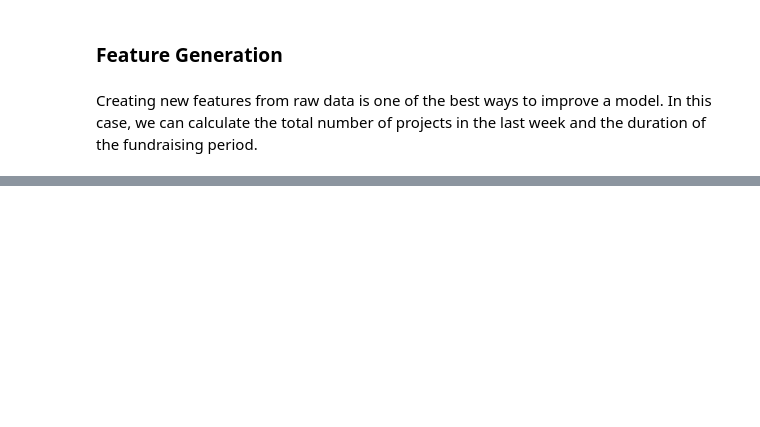
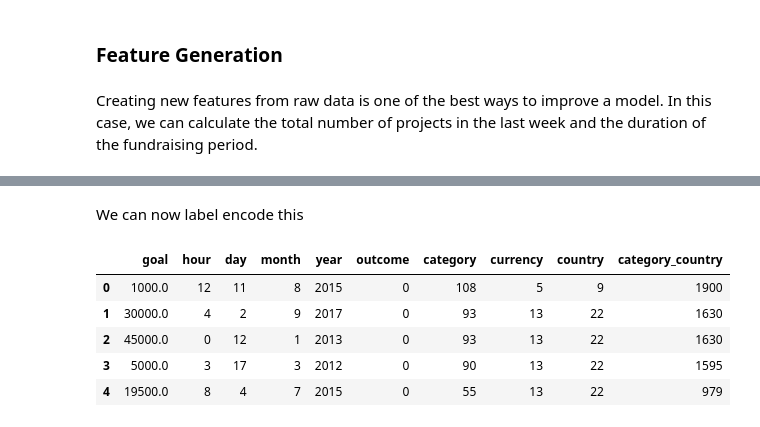
Before and after one commit to jessebmurray/kaggle, a Jupyter notebook: FE_feature_generation.ipynb, the cells around one changed output, grey strips where cells are left out. Cells and saved outputs as stored; diff of their text form; code cells hidden in the pictures; blank space fills up the shorter version.

```diff
--- a/FE_feature_generation.ipynb
+++ b/FE_feature_generation.ipynb
@@ -33,0 +51,3 @@ baseline_data = ks[data_cols].join(encoded)
+# %%
+interactions = ks.category + '_' + ks.country
+interactions.nunique()
@@ -33,0 +70,15 @@ baseline_data = ks[data_cols].join(encoded)
+# %% [markdown]
+We can now label encode this
+# %%
+label_enc = LabelEncoder()
+
+data_interaction = baseline_data.assign(category_country=label_enc.fit_transform(interactions))
+# %%
+data_interaction.head()
+# %% [output]
+|  | goal | hour | day | month | year | outcome | category | currency | country | category_country |
+| 0 | 1000.0 | 12 | 11 | 8 | 2015 | 0 | 108 | 5 | 9 | 1900 |
+| 1 | 30000.0 | 4 | 2 | 9 | 2017 | 0 | 93 | 13 | 22 | 1630 |
+| 2 | 45000.0 | 0 | 12 | 1 | 2013 | 0 | 93 | 13 | 22 | 1630 |
+| 3 | 5000.0 | 3 | 17 | 3 | 2012 | 0 | 90 | 13 | 22 | 1595 |
+| 4 | 19500.0 | 8 | 4 | 7 | 2015 | 0 | 55 | 13 | 22 | 979 |
```
Also changed, not shown: parts of 32 cells of this notebook.
